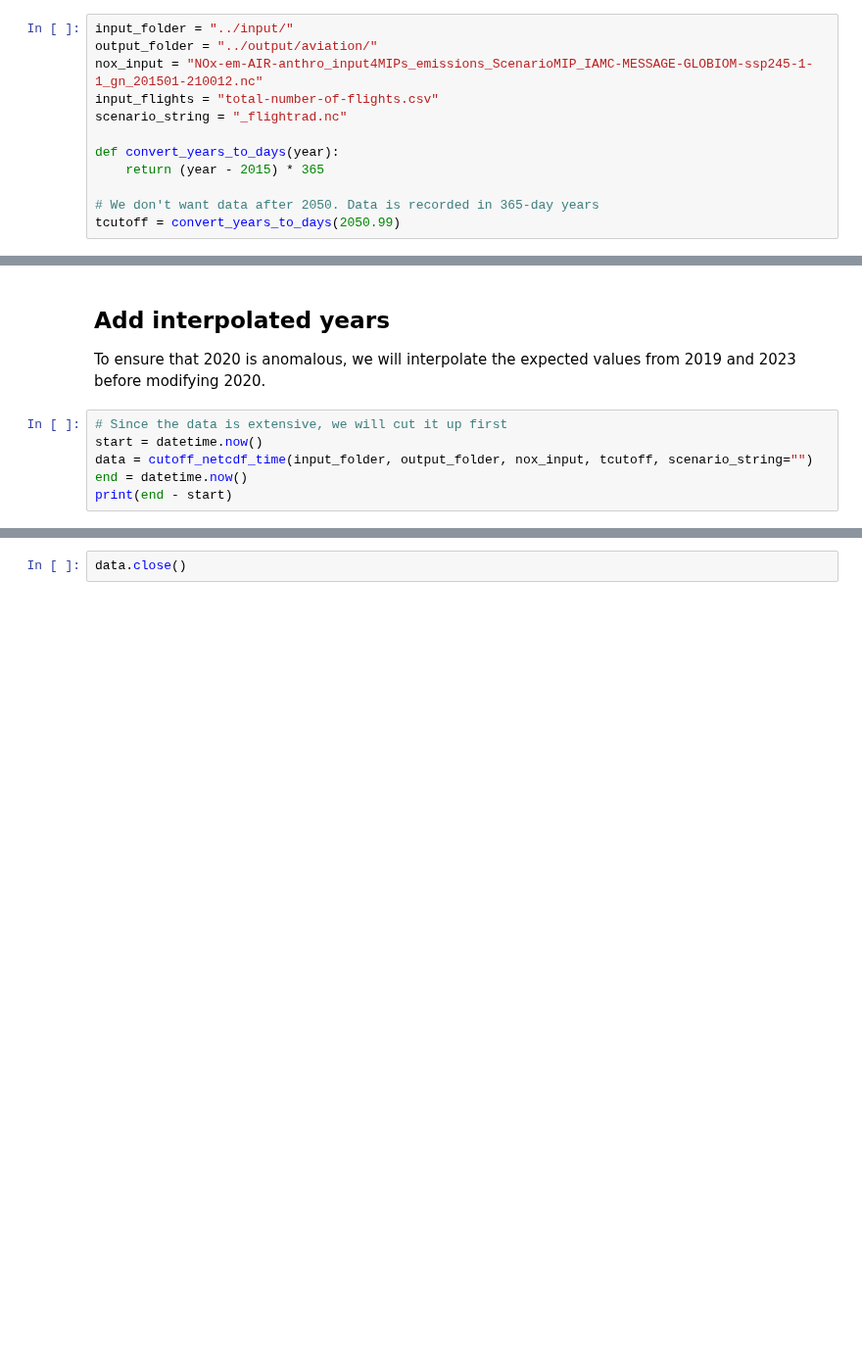
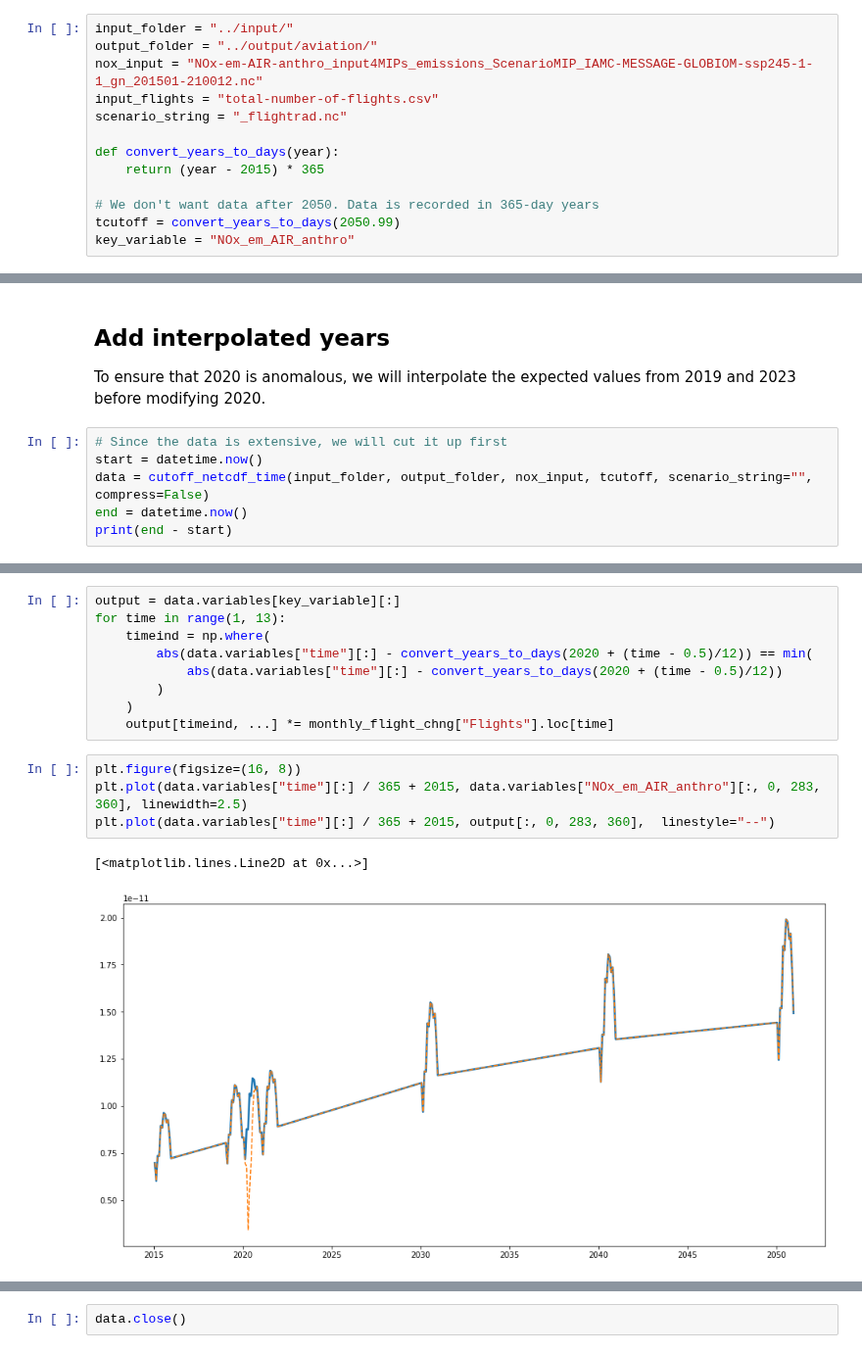
Before and after one commit to Rlamboll/modify_COVID19_netCDF_Emissions, a Jupyter notebook: calculations/COVID-19_aviation_emissions.ipynb, the cells around one changed output, grey strips where cells are left out. Shown at 98% size. Drawn from its saved outputs; the diff is of its cells as text; blank space fills up the shorter version.

```diff
--- a/calculations/COVID-19_aviation_emissions.ipynb
+++ b/calculations/COVID-19_aviation_emissions.ipynb
@@ -26,6 +26,7 @@ def convert_years_to_days(year):
 
 # We don't want data after 2050. Data is recorded in 365-day years
 tcutoff = convert_years_to_days(2050.99)
+key_variable = "NOx_em_AIR_anthro"
 # %%
 flights_change = pd.read_csv(input_folder + input_flights)
 flights_change.head(20)
@@ -150,7 +147,7 @@ To ensure that 2020 is anomalous, we will interpolate the expected values from 2
 # %%
 # Since the data is extensive, we will cut it up first
 start = datetime.now()
-data = cutoff_netcdf_time(input_folder, output_folder, nox_input, tcutoff, scenario_string="")
+data = cutoff_netcdf_time(input_folder, output_folder, nox_input, tcutoff, scenario_string="", compress=False)
 end = datetime.now()
 print(end - start)
 # %% [output]
@@ -158 +168,17 @@ print(end - start)
+# %%
+output = data.variables[key_variable][:]
+for time in range(1, 13):
+    timeind = np.where(
+        abs(data.variables["time"][:] - convert_years_to_days(2020 + (time - 0.5)/12)) == min(
+            abs(data.variables["time"][:] - convert_years_to_days(2020 + (time - 0.5)/12))
+        )
+    )
+    output[timeind, ...] *= monthly_flight_chng["Flights"].loc[time]
+# %%
+plt.figure(figsize=(16, 8))
+plt.plot(data.variables["time"][:] / 365 + 2015, data.variables["NOx_em_AIR_anthro"][:, 0, 283, 360], linewidth=2.5)
+plt.plot(data.variables["time"][:] / 365 + 2015, output[:, 0, 283, 360],  linestyle="--")
+# %% [output]
+[<matplotlib.lines.Line2D at 0x...>]
+[figure, added]
 # %%
```
Also changed, not shown: parts of 11 cells of this notebook.
